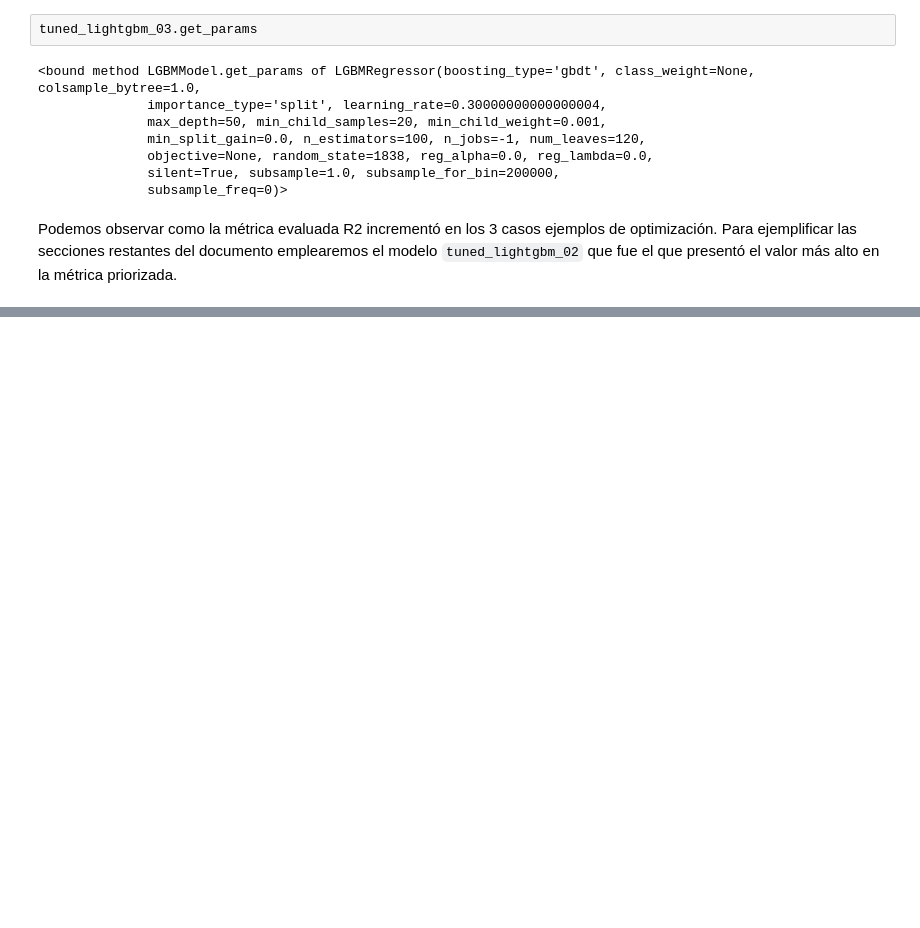
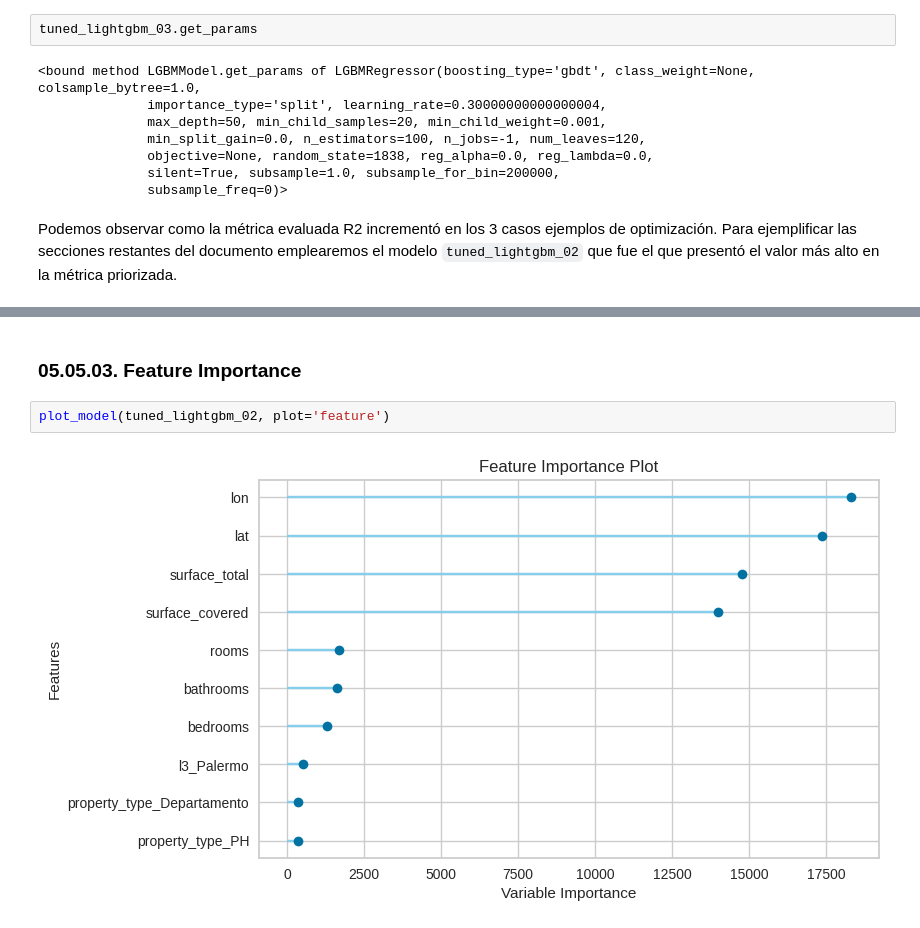
Before and after one commit to alexandergribenchenko/Acamica_P_04_Pycaret_Exploration_Project, a Jupyter notebook: Acamica_PY_04.ipynb, the cells around one changed output, grey strips where cells are left out. Drawn from its saved outputs; the diff is of its cells as text; blank space fills up the shorter version.

```diff
--- a/Acamica_PY_04.ipynb
+++ b/Acamica_PY_04.ipynb
@@ -396,0 +415,6 @@ Podemos observar como la métrica evaluada R2 incrementó en los 3 casos ejemplo
+# %% [markdown]
+### **05.05.03. Feature Importance**
+# %%
+plot_model(tuned_lightgbm_02, plot='feature')
+# %% [output]
+[figure, added]
```
Also changed, not shown: parts of 10 cells of this notebook.
